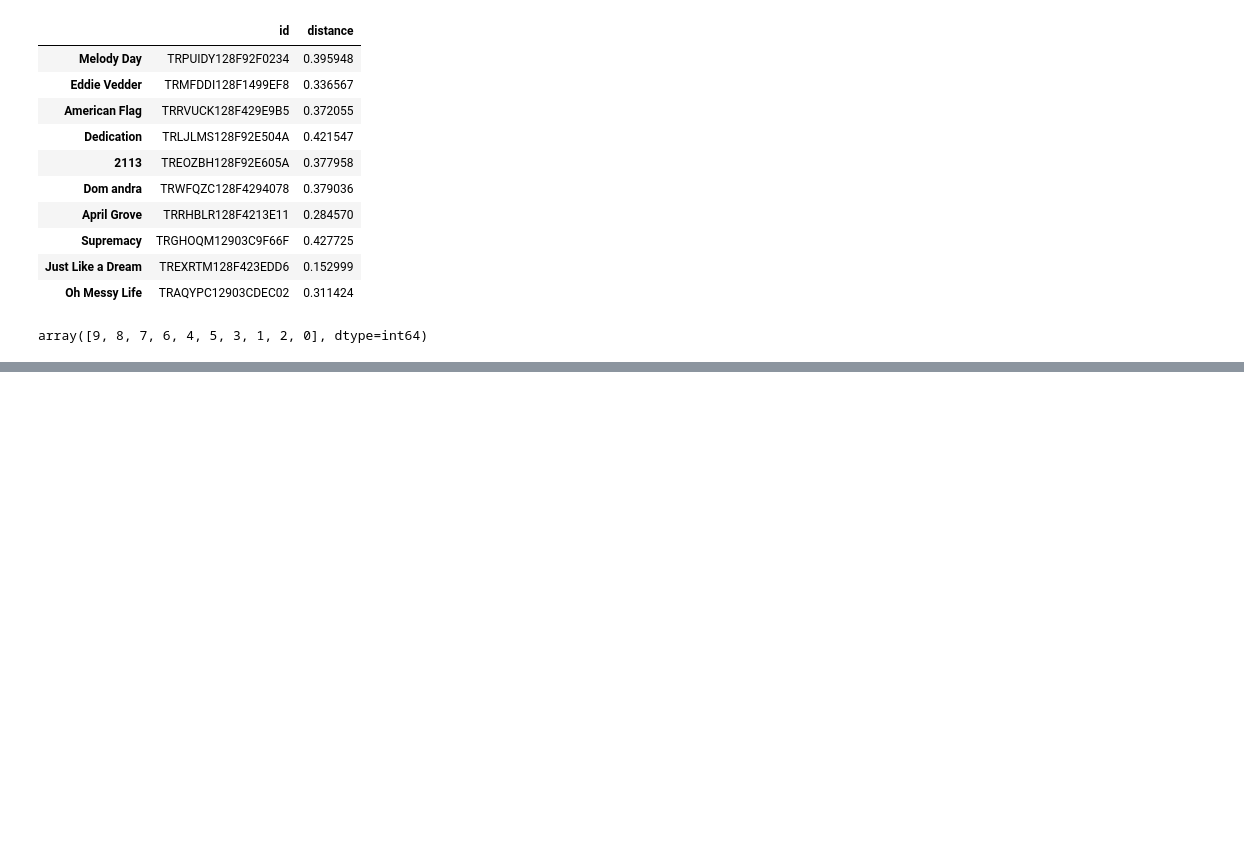
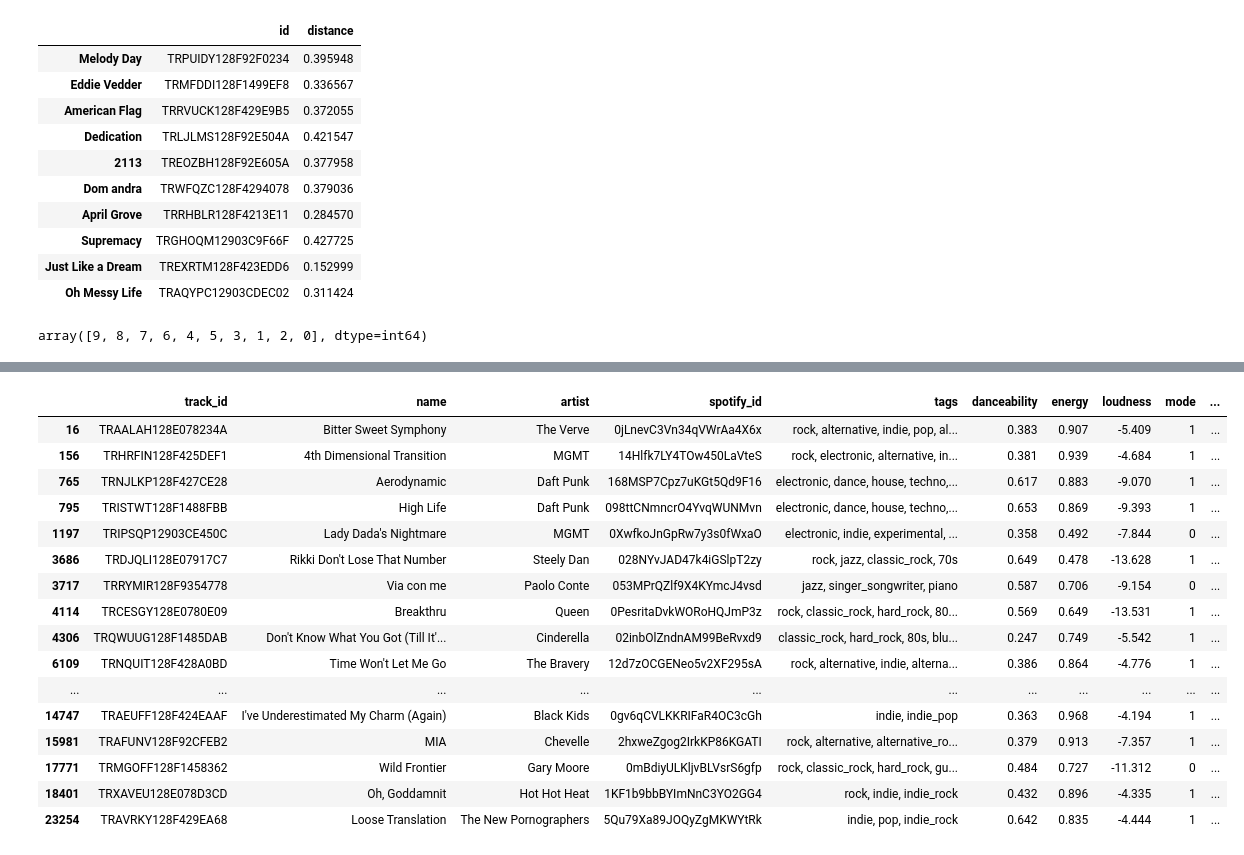
Before and after one commit to Ernesto2004/spotify-music-suggestion, a Jupyter notebook: mrs.ipynb, the cells around one changed output, grey strips where cells are left out. Cells and saved outputs as stored; diff of their text form; code cells hidden in the pictures; blank space fills up the shorter version.

```diff
--- a/mrs.ipynb
+++ b/mrs.ipynb
@@ -649,2 +624,22 @@ song_features_data[song_features_data['track_id'].isin(rnn_track_ids)].set_index
+# %%
+og_songs.head(19)
+# %% [output]
+|  | track_id | name | artist | spotify_id | tags | danceability | energy | loudness | mode | ... |
+| 16 | TRAALAH128E078234A | Bitter Sweet Symphony | The Verve | 0jLnevC3Vn34qVWrAa4X6x | rock, alternative, indie, pop, al... | 0.383 | 0.907 | -5.409 | 1 | ... |
+| 156 | TRHRFIN128F425DEF1 | 4th Dimensional Transition | MGMT | 14Hlfk7LY4TOw450LaVteS | rock, electronic, alternative, in... | 0.381 | 0.939 | -4.684 | 1 | ... |
+| 765 | TRNJLKP128F427CE28 | Aerodynamic | Daft Punk | 168MSP7Cpz7uKGt5Qd9F16 | electronic, dance, house, techno,... | 0.617 | 0.883 | -9.070 | 1 | ... |
+| 795 | TRISTWT128F1488FBB | High Life | Daft Punk | 098ttCNmncrO4YvqWUNMvn | electronic, dance, house, techno,... | 0.653 | 0.869 | -9.393 | 1 | ... |
+| 1197 | TRIPSQP12903CE450C | Lady Dada's Nightmare | MGMT | 0XwfkoJnGpRw7y3s0fWxaO | electronic, indie, experimental, ... | 0.358 | 0.492 | -7.844 | 0 | ... |
+| 3686 | TRDJQLI128E07917C7 | Rikki Don't Lose That Number | Steely Dan | 028NYvJAD47k4iGSlpT2zy | rock, jazz, classic_rock, 70s | 0.649 | 0.478 | -13.628 | 1 | ... |
+| 3717 | TRRYMIR128F9354778 | Via con me | Paolo Conte | 053MPrQZlf9X4KYmcJ4vsd | jazz, singer_songwriter, piano | 0.587 | 0.706 | -9.154 | 0 | ... |
+| 4114 | TRCESGY128E0780E09 | Breakthru | Queen | 0PesritaDvkWORoHQJmP3z | rock, classic_rock, hard_rock, 80... | 0.569 | 0.649 | -13.531 | 1 | ... |
+| 4306 | TRQWUUG128F1485DAB | Don't Know What You Got (Till It'... | Cinderella | 02inbOlZndnAM99BeRvxd9 | classic_rock, hard_rock, 80s, blu... | 0.247 | 0.749 | -5.542 | 1 | ... |
+| 6109 | TRNQUIT128F428A0BD | Time Won't Let Me Go | The Bravery | 12d7zOCGENeo5v2XF295sA | rock, alternative, indie, alterna... | 0.386 | 0.864 | -4.776 | 1 | ... |
+| ... | ... | ... | ... | ... | ... | ... | ... | ... | ... | ... |
+| 14747 | TRAEUFF128F424EAAF | I've Underestimated My Charm (Again) | Black Kids | 0gv6qCVLKKRIFaR4OC3cGh | indie, indie_pop | 0.363 | 0.968 | -4.194 | 1 | ... |
+| 15981 | TRAFUNV128F92CFEB2 | MIA | Chevelle | 2hxweZgog2IrkKP86KGATI | rock, alternative, alternative_ro... | 0.379 | 0.913 | -7.357 | 1 | ... |
+| 17771 | TRMGOFF128F1458362 | Wild Frontier | Gary Moore | 0mBdiyULKljvBLVsrS6gfp | rock, classic_rock, hard_rock, gu... | 0.484 | 0.727 | -11.312 | 0 | ... |
+| 18401 | TRXAVEU128E078D3CD | Oh, Goddamnit | Hot Hot Heat | 1KF1b9bbBYImNnC3YO2GG4 | rock, indie, indie_rock | 0.432 | 0.896 | -4.335 | 1 | ... |
+| 23254 | TRAVRKY128F429EA68 | Loose Translation | The New Pornographers | 5Qu79Xa89JOQyZgMKWYtRk | indie, pop, indie_rock | 0.642 | 0.835 | -4.444 | 1 | ... |
 # %%
 spotify_recs = pd.read_csv('misc/spotify_recs.csv')
```
Also changed, not shown: parts of 12 cells of this notebook, 1 other file.
